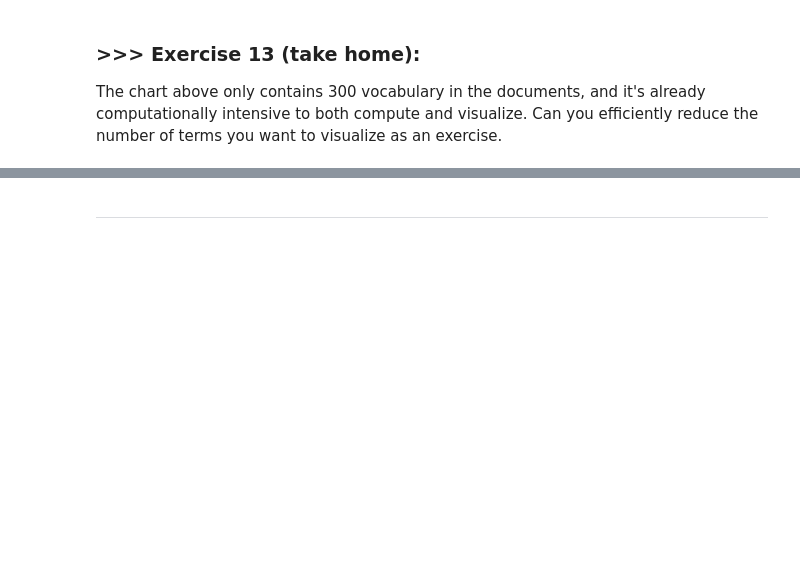
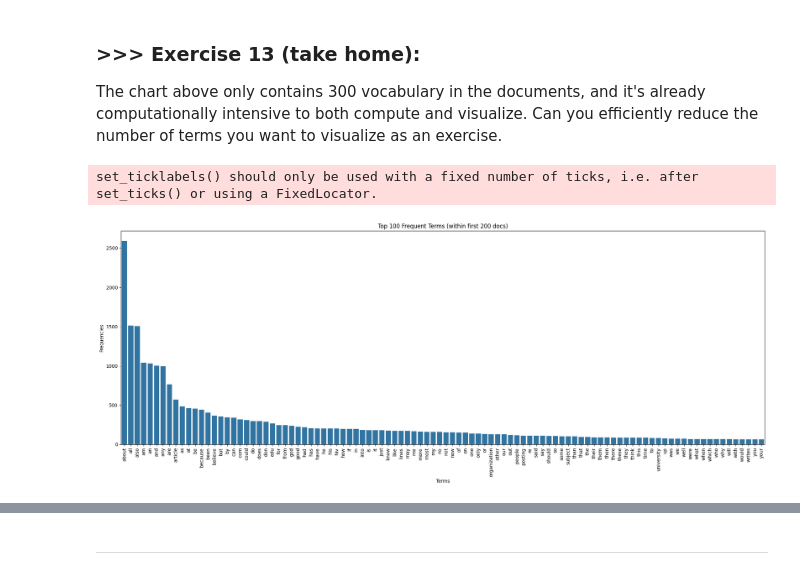
Before and after one commit to r0wan1ooo5/DM2025-Lab1-Exercise, a Jupyter notebook: DM2025-Lab1-Master.ipynb, the cells around one changed output, grey strips where cells are left out. Saved outputs shown, nothing was run; the diff lists cells and outputs as text; code cells hidden in the pictures; blank space fills up the shorter version.

```diff
--- a/DM2025-Lab1-Master.ipynb
+++ b/DM2025-Lab1-Master.ipynb
@@ -1044,0 +1208,31 @@ The chart above only contains 300 vocabulary in the documents, and it's already
+# %%
+# Answer here
+num_docs_2 = 200   # choose the amount of documents to visualize
+top_n_2  = 100     # choose the amount of top frequent terms to visualize
+
+# cauculate term frequencies in the first num_docs documents
+term_freq_2 = np.asarray(X_counts[:num_docs_2].sum(axis=0)).ravel()
+
+# pick the indices of the top_n_2 most frequent terms (no sorting by frequency)
+rough     = np.argpartition(term_freq_2, -top_n_2)[-top_n_2:]
+topn_idx  = np.sort(rough)
+
+# take the amount of top_n terms in each of the first num_docs documents
+X_small = X_counts[:num_docs_2, topn_idx].toarray()
+terms   = np.array(count_vect.get_feature_names_out())[topn_idx]
+
+# collect the top term frequencies for plotting
+top_term_frequencies_log = term_freq_2[topn_idx]
+
+
+plt.figure(figsize=(20, 8))
+g = sns.barplot(x=terms, y=top_term_freq_2)
+g.set_xticklabels(terms, rotation=90)
+plt.title(f"Top {top_n_2} Frequent Terms (within first {num_docs_2} docs)")
+plt.xlabel("Terms")
+plt.ylabel("Frequencies")
+plt.tight_layout()
+plt.show()
+# %% [output]
+set_ticklabels() should only be used with a fixed number of ticks, i.e. after set_ticks() or using a FixedLocator.
+[figure, added]
```
Also changed, not shown: parts of 35 cells of this notebook.
